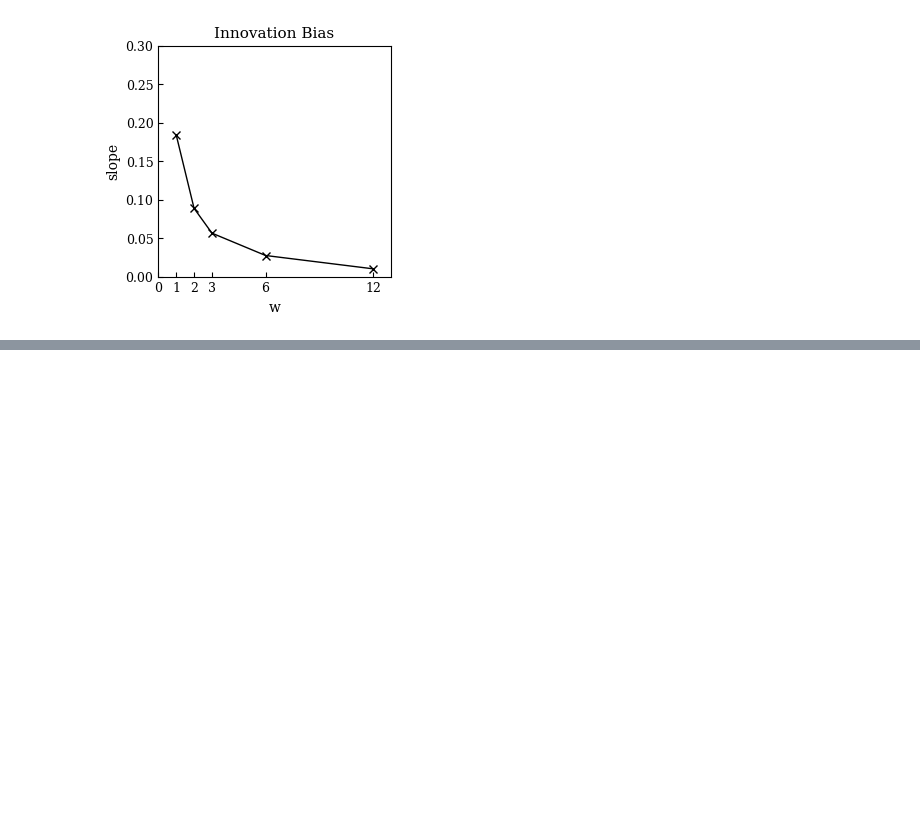
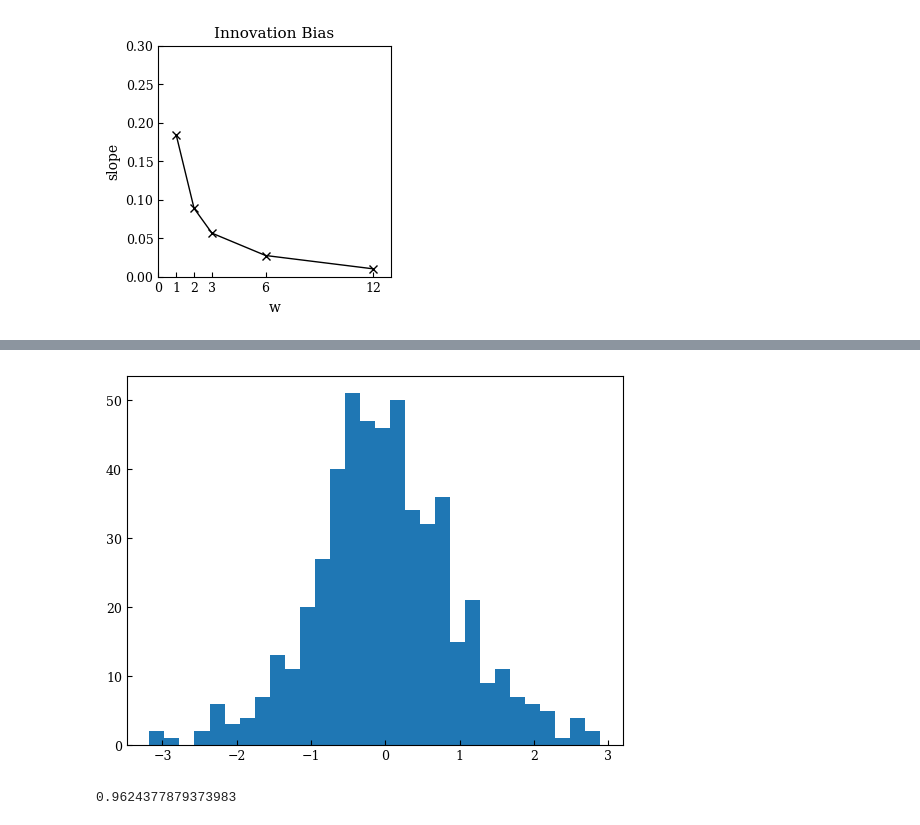
Before and after one commit to vitorbborges/monografia-PET22, a Jupyter notebook: NTR Analysis.ipynb, the cells around one changed output, grey strips where cells are left out. Drawn from its saved outputs; the diff is of its cells as text; code cells hidden in the pictures; blank space fills up the shorter version.

```diff
--- a/NTR Analysis.ipynb
+++ b/NTR Analysis.ipynb
@@ -545,0 +671,4 @@ fix_dict = {
+# %%
+top.sort_values('zN', ascending=False, inplace=True)
+top.index = range(1, len(top)+1)
+top.tail()
@@ -545,0 +682,4 @@ fix_dict = {
+# %%
+top.sort_values('zR', ascending=False, inplace=True)
+top.index = range(1, len(top)+1)
+top.tail()
@@ -545,0 +693,4 @@ fix_dict = {
+# %%
+top.sort_values('DzR', ascending=False, inplace=True)
+top.index = range(1, len(top)+1)
+top.head()
@@ -545,0 +704,4 @@ fix_dict = {
+# %%
+top.sort_values('DzR', ascending=False, inplace=True)
+top.index = range(1, len(top)+1)
+top.tail()
@@ -545,0 +751,10 @@ fix_dict = {
+# %%
+# histogram of ven['DzR']
+plt.hist(top['DzR'], bins=30)
+plt.show()
+# %% [output]
+[figure, added]
+# %%
+top['DzR'].std()
+# %% [output]
+0.9624377879373983
```
Also changed, not shown: parts of 23 cells of this notebook, 17 other files.
